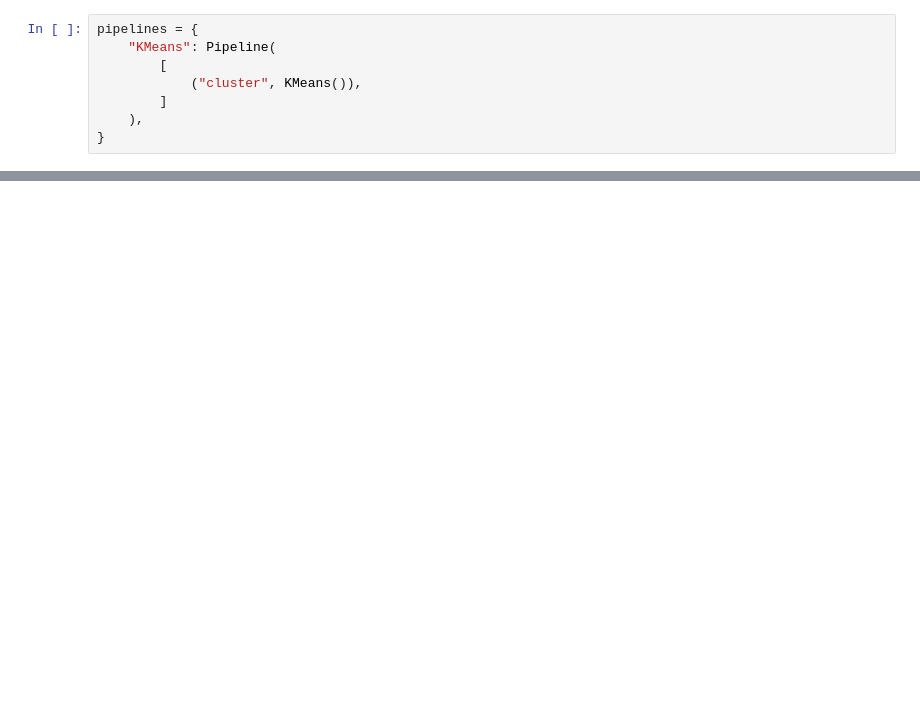
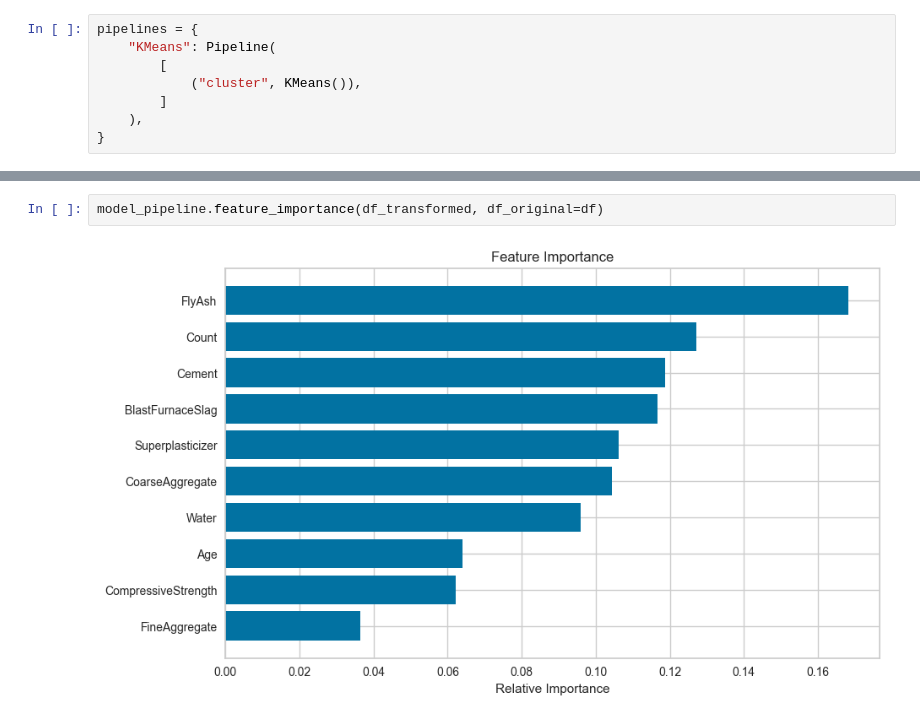
Before and after one commit to DeadNord/cluster_concrete, a Jupyter notebook: main.ipynb, the cells around one changed output, grey strips where cells are left out. Cells and saved outputs as stored; diff of their text form; blank space fills up the shorter version.

```diff
--- a/main.ipynb
+++ b/main.ipynb
@@ -220,6 +202,10 @@ Davies-Bouldin Index: Measures the average similarity ratio of each cluster with
 Calinski-Harabasz Index: Ratio of the sum of between-cluster dispersion to within-cluster dispersion.
   - Range: [0, ∞), higher is better.
   - Higher values indicate better-defined clusters.
+# %%
+model_pipeline.feature_importance(df_transformed, df_original=df)
+# %% [output]
+[figure, added]
 # %%
 cluster_report = model_pipeline.generate_cluster_report(df, df_transformed)
 
```
Also changed, not shown: parts of 7 cells of this notebook, 2 other files.
